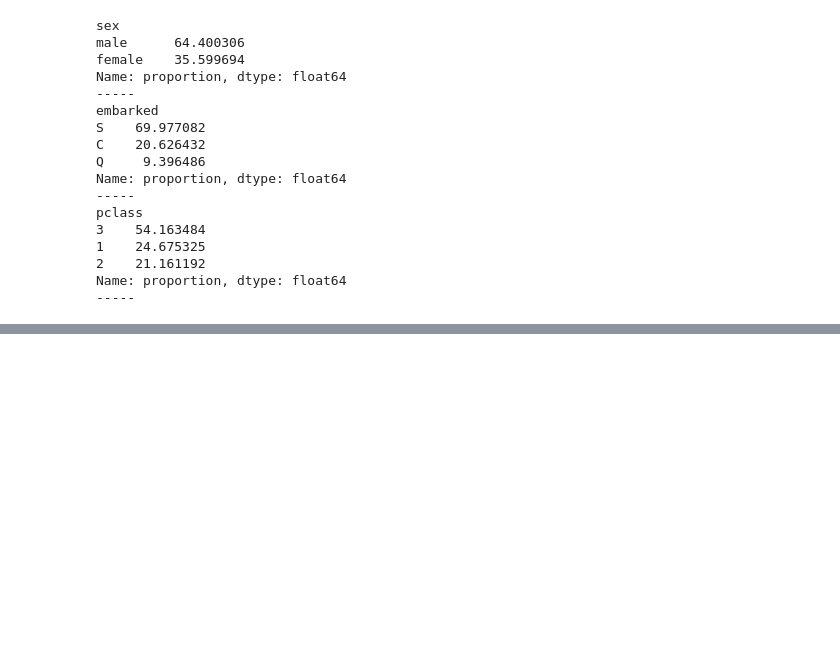
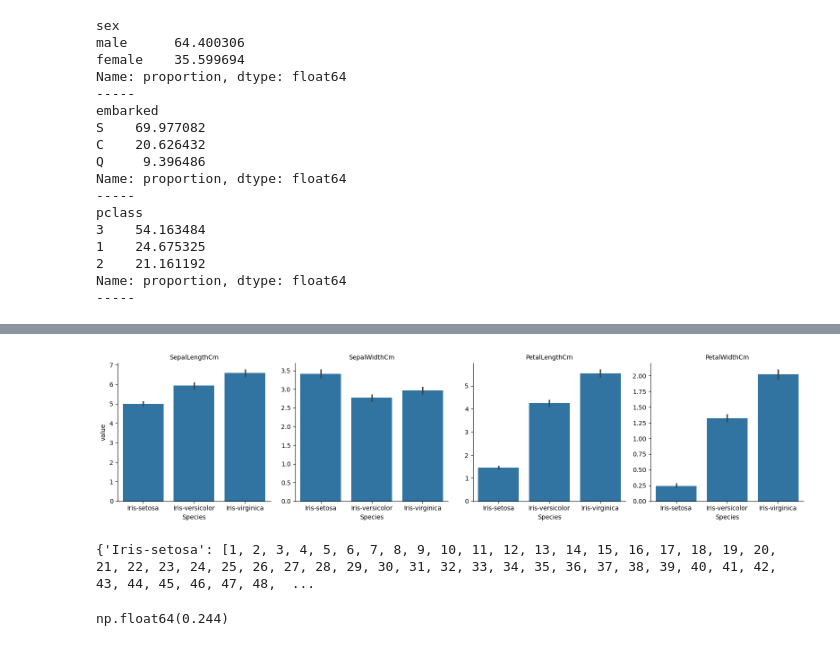
Before and after one commit to bvkiran8058/Data-Science-with-GenAI, a Jupyter notebook: EDA/Stage-1 Beginner Level.ipynb, the cells around one changed output, grey strips where cells are left out. Cells and saved outputs as stored; diff of their text form; code cells hidden in the pictures; blank space fills up the shorter version.

```diff
--- a/EDA/Stage-1 Beginner Level.ipynb
+++ b/EDA/Stage-1 Beginner Level.ipynb
@@ -430,0 +508,16 @@ Name: proportion, dtype: float64
+# %%
+g = sns.FacetGrid(iris_dataset.melt(id_vars='Species'), col='variable', sharey=False, height=4)
+g.map(sns.barplot, 'Species', 'value', order=iris_dataset['Species'].unique(), estimator='mean')
+g.set_titles("{col_name}")
+plt.show()
+# %% [output]
+[figure, added]
+# %%
+group_species = iris_dataset.groupby('Species')
+(group_species.groups)
+# %% [output]
+{'Iris-setosa': [1, 2, 3, 4, 5, 6, 7, 8, 9, 10, 11, 12, 13, 14, 15, 16, 17, 18, 19, 20, 21, 22, 23, 24, 25, 26, 27, 28, 29, 30, 31, 32, 33, 34, 35, 36, 37, 38, 39, 40, 41, 42, 43, 44, 45, 46, 47, 48,  ...
+# %%
+group_species.get_group('Iris-setosa')['PetalWidthCm'].mean()
+# %% [output]
+np.float64(0.244)
```
Also changed, not shown: parts of 18 cells of this notebook, 1 other file.
